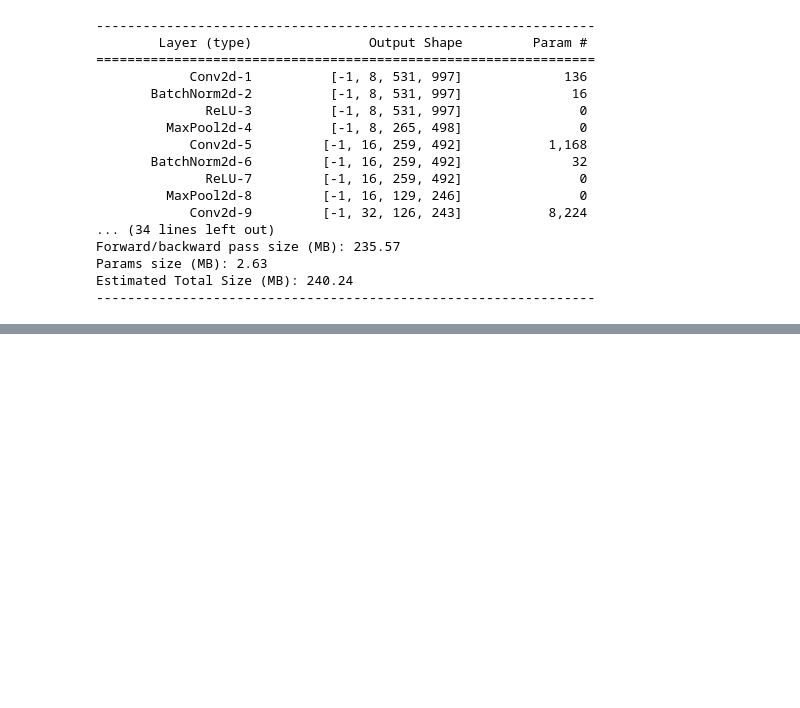
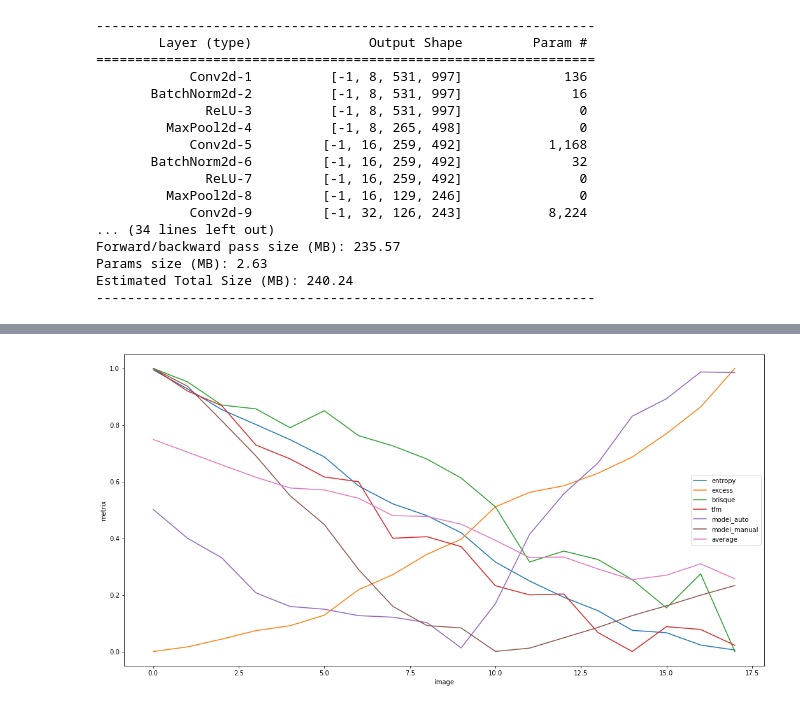
Before and after one commit to konstantin1998/first-repository, a Jupyter notebook: litpm.ipynb, the cells around one changed output, grey strips where cells are left out. Saved outputs shown, nothing was run; the diff lists cells and outputs as text; code cells hidden in the pictures; blank space fills up the shorter version.

```diff
--- a/litpm.ipynb
+++ b/litpm.ipynb
@@ -352,0 +399,3 @@ test losses: [tensor(0.0561, device='cuda:0'), tensor(0.0395, device='cuda:0'),
+# %%
+data = pd.read_csv('demonstration/demonstration_norm.csv')
+print(data)
@@ -352,0 +420,19 @@ test losses: [tensor(0.0561, device='cuda:0'), tensor(0.0395, device='cuda:0'),
+# %%
+average = (data['entropy'] + data['excess'] + data['brisque'] + data['tfm']) / 4.0
+# %%
+num_points = len(data)
+plt.figure(figsize=(18, 9))
+plt.plot(np.arange(num_points), data['entropy'].values, label=f'entropy')
+plt.plot(np.arange(num_points), data['excess'].values, label=f'excess')
+plt.plot(np.arange(num_points), data['brisque'].values, label=f'brisque')
+plt.plot(np.arange(num_points), data['tfm'].values, label=f'tfm')
+plt.plot(np.arange(num_points), data['model_auto'].values, label=f'model_auto')
+plt.plot(np.arange(num_points), data['model_manual'].values, label=f'model_manual')
+plt.plot(np.arange(num_points), average.values, label=f'average')
+plt.legend(loc='best')
+plt.xlabel('image')
+plt.ylabel('metrix')
+plt.savefig('metrices.png')
+plt.show()
+# %% [output]
+[figure, added]
```
Also changed, not shown: parts of 13 cells of this notebook.
